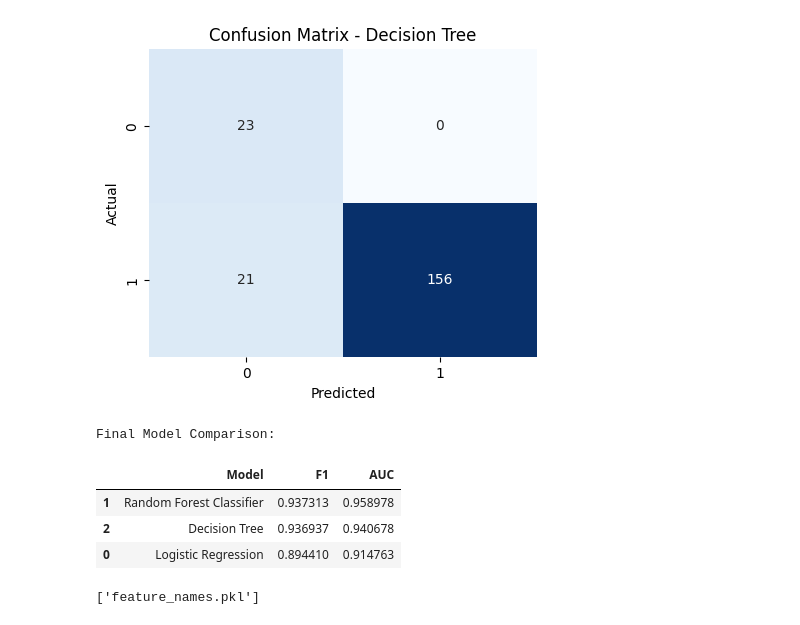
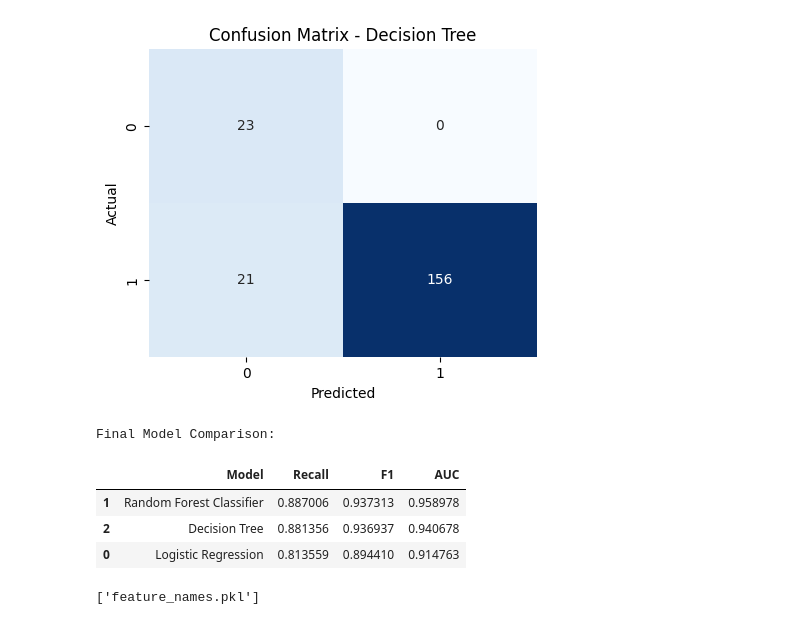
Before and after one commit to lizaM144/Customer-Churn-Prediction, a Jupyter notebook: notebook.ipynb, the cells around one changed output. Drawn from its saved outputs; the diff is of its cells as text; code cells hidden in the pictures.

```diff
--- a/notebook.ipynb
+++ b/notebook.ipynb
@@ -396,7 +394,7 @@ def evaluate_model(model, X_test, y_test, model_name="Model"):
     plt.title(f'Confusion Matrix - {model_name}')
     plt.show()
 
-    return {'Model': model_name, 'F1': f1, 'AUC': auc}
+    return {'Model': model_name, 'Recall': rec, 'F1': f1, 'AUC': auc}
 
 # List to store results for comparison
 results = []
@@ -495,17 +493,17 @@ ROC-AUC:0.9407
 Confusion Matrix:
 [figure]
 # %%
-# 1. Visualize the Leaderboard
+# comparing the models
 comparison_df = pd.DataFrame(results)
-comparison_df = comparison_df.sort_values(by=['AUC', 'F1'], ascending=False)
+comparison_df = comparison_df.sort_values(by=['Recall', 'AUC', 'F1'], ascending=False)
 print("Final Model Comparison:")
 display(comparison_df)
 # %% [output]
 Final Model Comparison:
-|  | Model | F1 | AUC |
-| 1 | Random Forest Classifier | 0.937313 | 0.958978 |
-| 2 | Decision Tree | 0.936937 | 0.940678 |
-| 0 | Logistic Regression | 0.894410 | 0.914763 |
+|  | Model | Recall | F1 | AUC |
+| 1 | Random Forest Classifier | 0.887006 | 0.937313 | 0.958978 |
+| 2 | Decision Tree | 0.881356 | 0.936937 | 0.940678 |
+| 0 | Logistic Regression | 0.813559 | 0.894410 | 0.914763 |
 # %%
 # save the feature names for later use in the app
 joblib.dump(X_train_scaled.columns.tolist(), 'feature_names.pkl')
```
Also changed, not shown: parts of 10 cells of this notebook, 5 other files.
